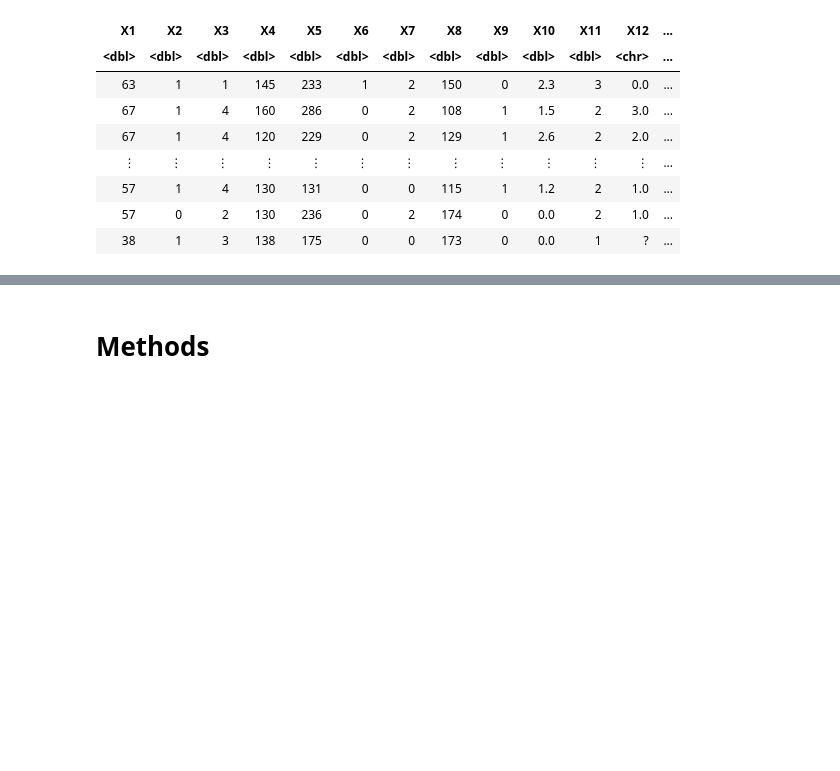
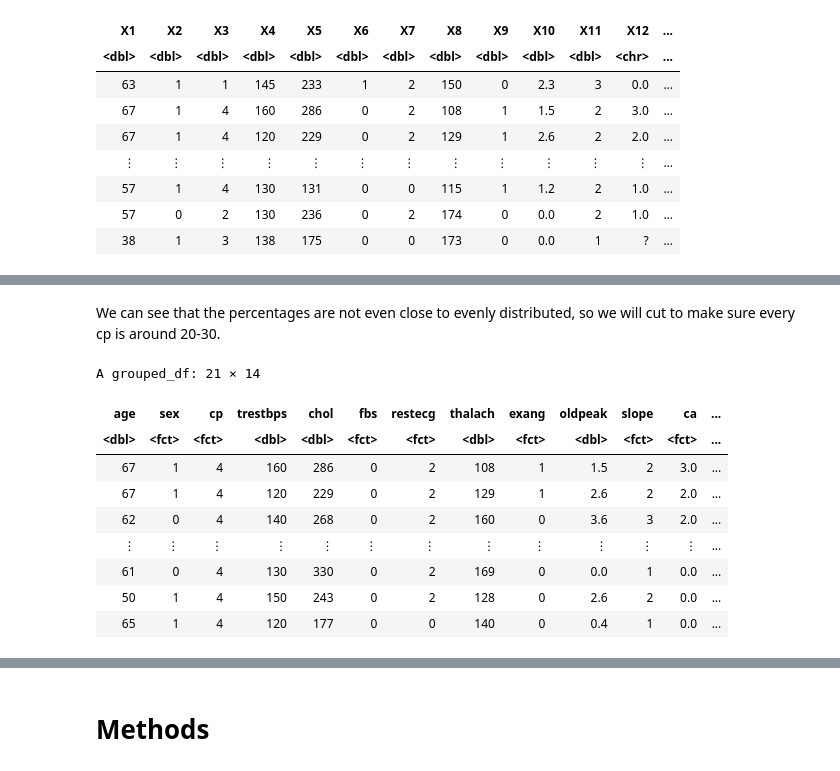
Before and after one commit to gigabite-pro/dsci-group-110, a Jupyter notebook: Data Science Project Proposal.ipynb, the cells around one changed output, grey strips where cells are left out. Cells and saved outputs as stored; diff of their text form; code cells hidden in the pictures; blank space fills up the shorter version.

Commit message:
wrangling data

```diff
--- a/Data Science Project Proposal.ipynb
+++ b/Data Science Project Proposal.ipynb
@@ -99,0 +109,23 @@ Caused by error in `is.factor()`:
+# %% [markdown]
+We can see that the percentages are not even close to evenly distributed, so we will cut to make sure every cp is around 20-30.
+# %%
+set.seed(45768)
+random <- runif(1,20,30)
+random_number <- round(random, 0)
+random <- sample(20-30)
+even_4 <- heart_disease_data |>
+filter(cp == 4) |>
+group_by(cp) |>
+slice(1:random_number)
+even_4
+# %% [output]
+A grouped_df: 21 × 14
+| age | sex | cp | trestbps | chol | fbs | restecg | thalach | exang | oldpeak | slope | ca | ... |
+| <dbl> | <fct> | <fct> | <dbl> | <dbl> | <fct> | <fct> | <dbl> | <fct> | <dbl> | <fct> | <fct> | ... |
+| 67 | 1 | 4 | 160 | 286 | 0 | 2 | 108 | 1 | 1.5 | 2 | 3.0 | ... |
+| 67 | 1 | 4 | 120 | 229 | 0 | 2 | 129 | 1 | 2.6 | 2 | 2.0 | ... |
+| 62 | 0 | 4 | 140 | 268 | 0 | 2 | 160 | 0 | 3.6 | 3 | 2.0 | ... |
+| ⋮ | ⋮ | ⋮ | ⋮ | ⋮ | ⋮ | ⋮ | ⋮ | ⋮ | ⋮ | ⋮ | ⋮ | ... |
+| 61 | 0 | 4 | 130 | 330 | 0 | 2 | 169 | 0 | 0.0 | 1 | 0.0 | ... |
+| 50 | 1 | 4 | 150 | 243 | 0 | 2 | 128 | 0 | 2.6 | 2 | 0.0 | ... |
+| 65 | 1 | 4 | 120 | 177 | 0 | 0 | 140 | 0 | 0.4 | 1 | 0.0 | ... |
```
Also changed, not shown: parts of 9 cells of this notebook.
